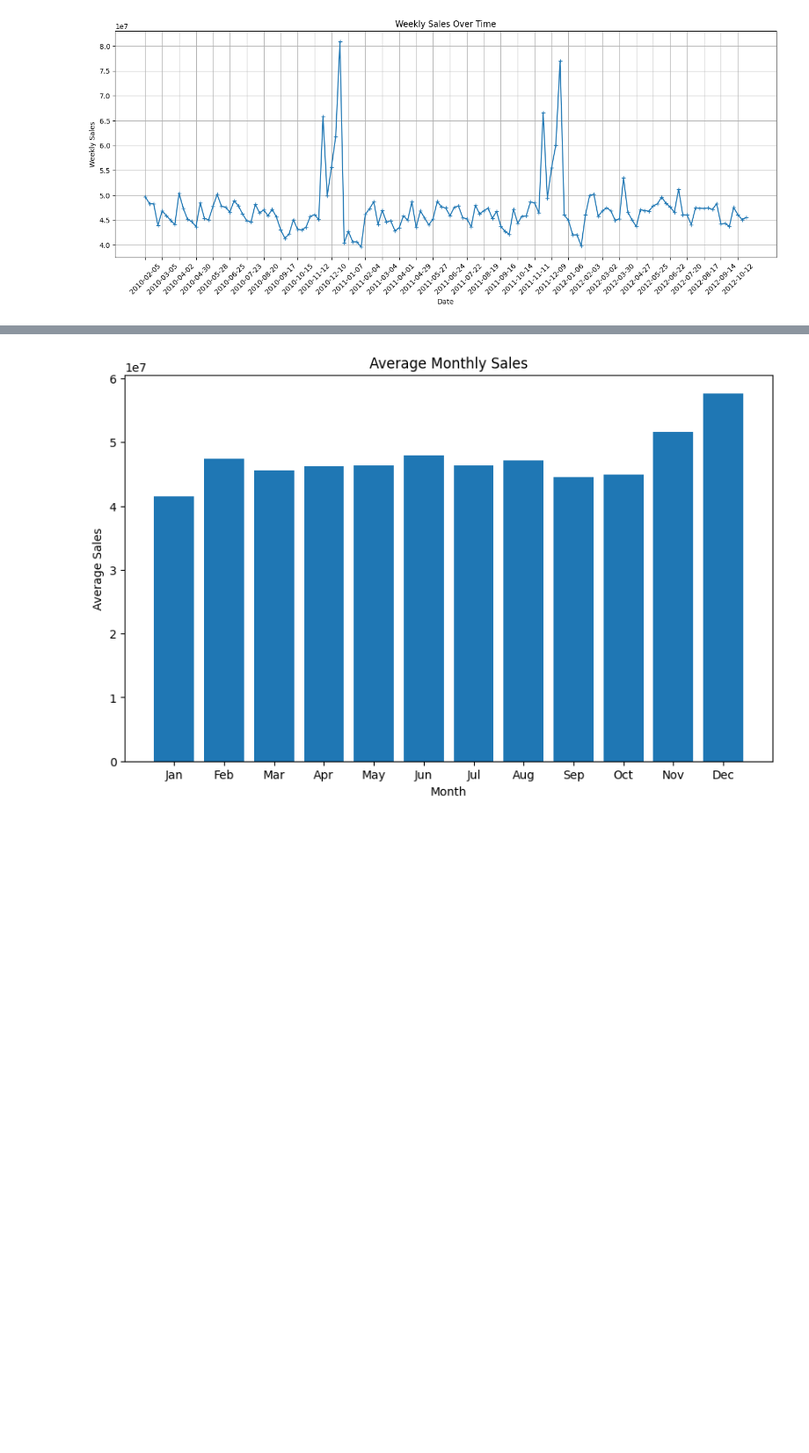
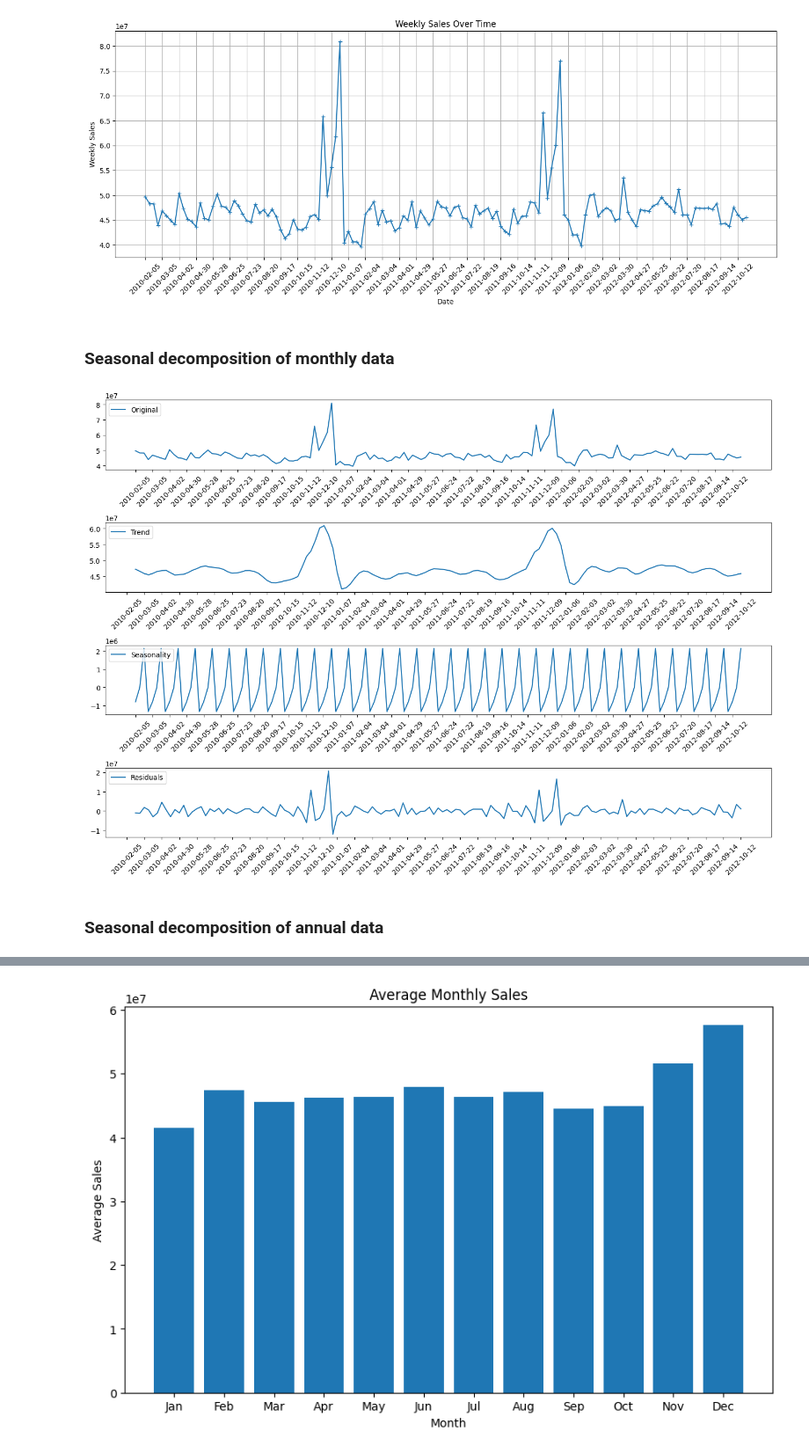
Before and after one commit to JakubKrz/Walmart-sales-analysis, a Jupyter notebook: Walmart-sales-analysis.ipynb, the cells around one changed output, grey strips where cells are left out. Shown at 88% size. Cells and saved outputs as stored; diff of their text form; code cells hidden in the pictures; blank space fills up the shorter version.

```diff
--- a/Walmart-sales-analysis.ipynb
+++ b/Walmart-sales-analysis.ipynb
@@ -142,4 +267,37 @@ plt.tight_layout()
 plt.show()
 # %% [output]
 [figure]
+# %% [markdown]
+<h3> Seasonal decomposition of monthly data </h3>
+# %%
+result = seasonal_decompose(sales_by_date['Weekly_Sales'], model='additive', period=4)
+
+plt.figure(figsize=(14, 10))
+
+plt.subplot(411)
+plt.plot(sales_by_date['Date'], sales_by_date['Weekly_Sales'], label='Original')
+plt.xticks(sales_by_date['Date'][::4], rotation=45)
+plt.legend(loc='upper left')
+
+plt.subplot(412)
+plt.plot(sales_by_date['Date'], result.trend, label='Trend')
+plt.xticks(sales_by_date['Date'][::4], rotation=45)
+plt.legend(loc='upper left')
+
+plt.subplot(413)
+plt.plot(sales_by_date['Date'], result.seasonal, label='Seasonality')
+plt.xticks(sales_by_date['Date'][::4], rotation=45)
+plt.legend(loc='upper left')
+
+plt.subplot(414)
+plt.plot(sales_by_date['Date'], result.resid, label='Residuals')
+plt.xticks(sales_by_date['Date'][::4], rotation=45)
+plt.legend(loc='upper left')
+
+plt.tight_layout()
+plt.show()
+# %% [output]
+[figure, added]
+# %% [markdown]
+<h3> Seasonal decomposition of annual data </h3>
 # %%
```
Also changed, not shown: parts of 63 cells of this notebook, 1 other file.
